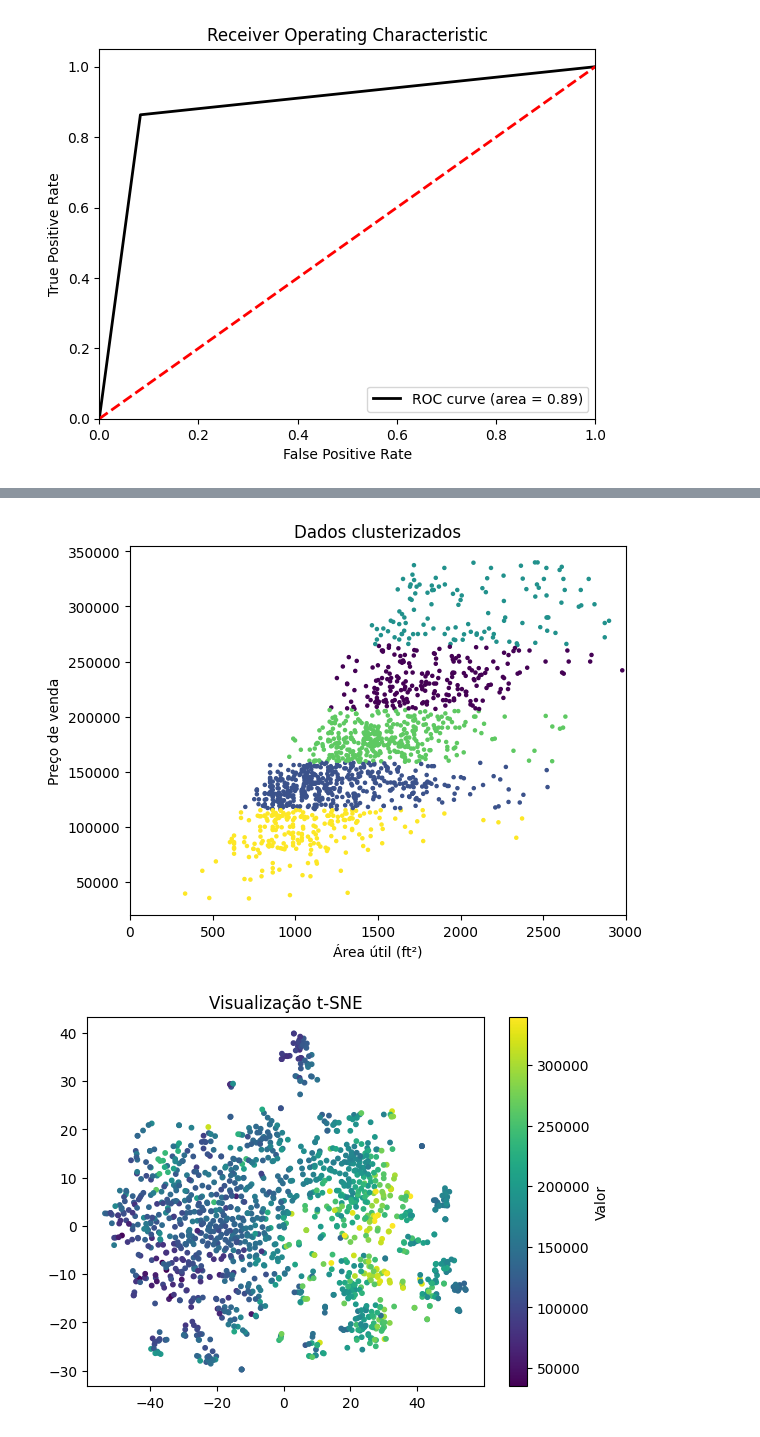
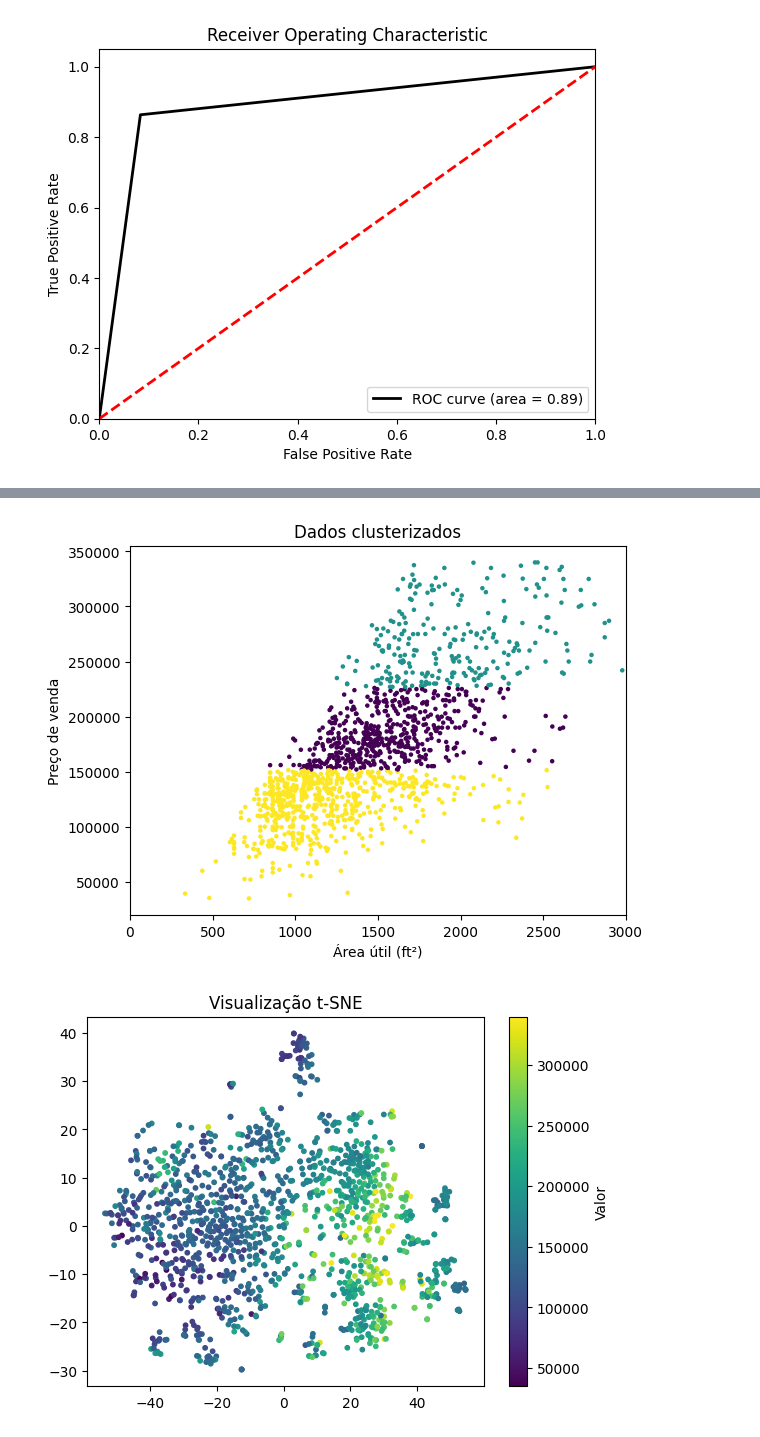
Before and after one commit to ghccalanzani/AnaliseDeDados, a Jupyter notebook: Entrega C3/AtividadeC3.ipynb, the cells around one changed output, grey strips where cells are left out. Drawn from its saved outputs; the diff is of its cells as text; code cells hidden in the pictures.

```diff
--- a/Entrega C3/AtividadeC3.ipynb
+++ b/Entrega C3/AtividadeC3.ipynb
@@ -291,3 +294,23 @@ Number of mislabeled points out of a total 420 points : 47
 [figure]
 # %%
 #################################### APRENDIZAGEM NÃO SUPERVISIONADA ####################################
+# %%
+###### Método do cotovelo
+
+df_cleaned_kmeans = df_cleaned_LabelEncoder.copy(deep=True)
+
+# Lista para armazenar os valores de inércia
+inertia = []
+
+# Testar diferentes valores de n_clusters
+for n in range(1, 11):
+    kmeans = KMeans(n_clusters=n, n_init=10)
+    kmeans.fit(df_cleaned_kmeans)
+    inertia.append(kmeans.inertia_)
+
+# Plotar o gráfico de cotovelo
+plt.plot(range(1, 11), inertia, marker='o')
+plt.xlabel('Número de clusters')
+plt.ylabel('Inércia')
+plt.title('Método do Cotovelo')
+plt.show()
@@ -294,29 +319,27 @@ Number of mislabeled points out of a total 420 points : 47
 # %%
 ################## Clusterização K-MEANS
 
-# Identificando padrões de preço com base na área útil da residência (nível do solo)
+### Identificando padrões de preço com base na área útil da residência (nível do solo) ###
 
-df_cleaned_kmeans = df_cleaned_LabelEncoder.copy(deep=True)
-
-# Criar o modelo K-means com 5 clusters e definir n_init como 10
-kmeans = KMeans(n_clusters=5, n_init=10)
+# Criar o modelo K-means com 3 clusters e definir n_init como 10
+kmeans = KMeans(n_clusters=3, n_init=10)
 
 # Treinar o modelo com os dados
 kmeans.fit(df_cleaned_kmeans)
 
 # Adicionar as previsões do modelo aos dados
 df_cleaned_kmeans['cluster'] = kmeans.predict(df_cleaned_kmeans)
 
 # Plotar os dados com as cores dos clusters
 plt.scatter(df_cleaned_kmeans['GrLivArea'], df_cleaned_kmeans['SalePrice'], c=df_cleaned_kmeans['cluster'], s=5)
 
 plt.xlim(0, 3000)
 plt.xlabel('Área útil (ft²)')
 plt.ylabel('Preço de venda')
 plt.title('Dados clusterizados')
 plt.show()
 # %% [output]
-[figure, old version]
+[figure, new version]
 # %%
 ################## Redução de dimensionalidade t-SNE
 
```
Also changed, not shown: parts of 2 cells of this notebook.
